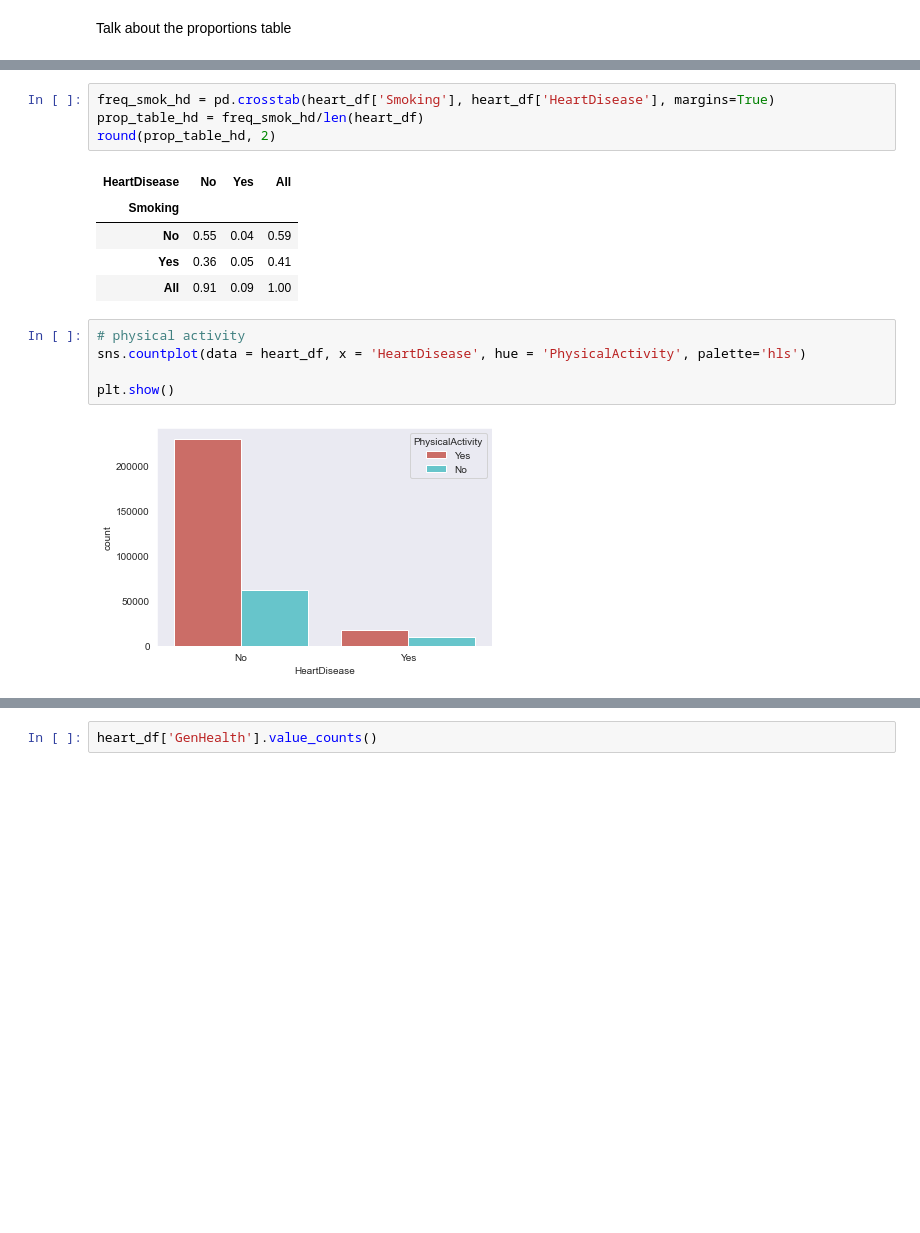
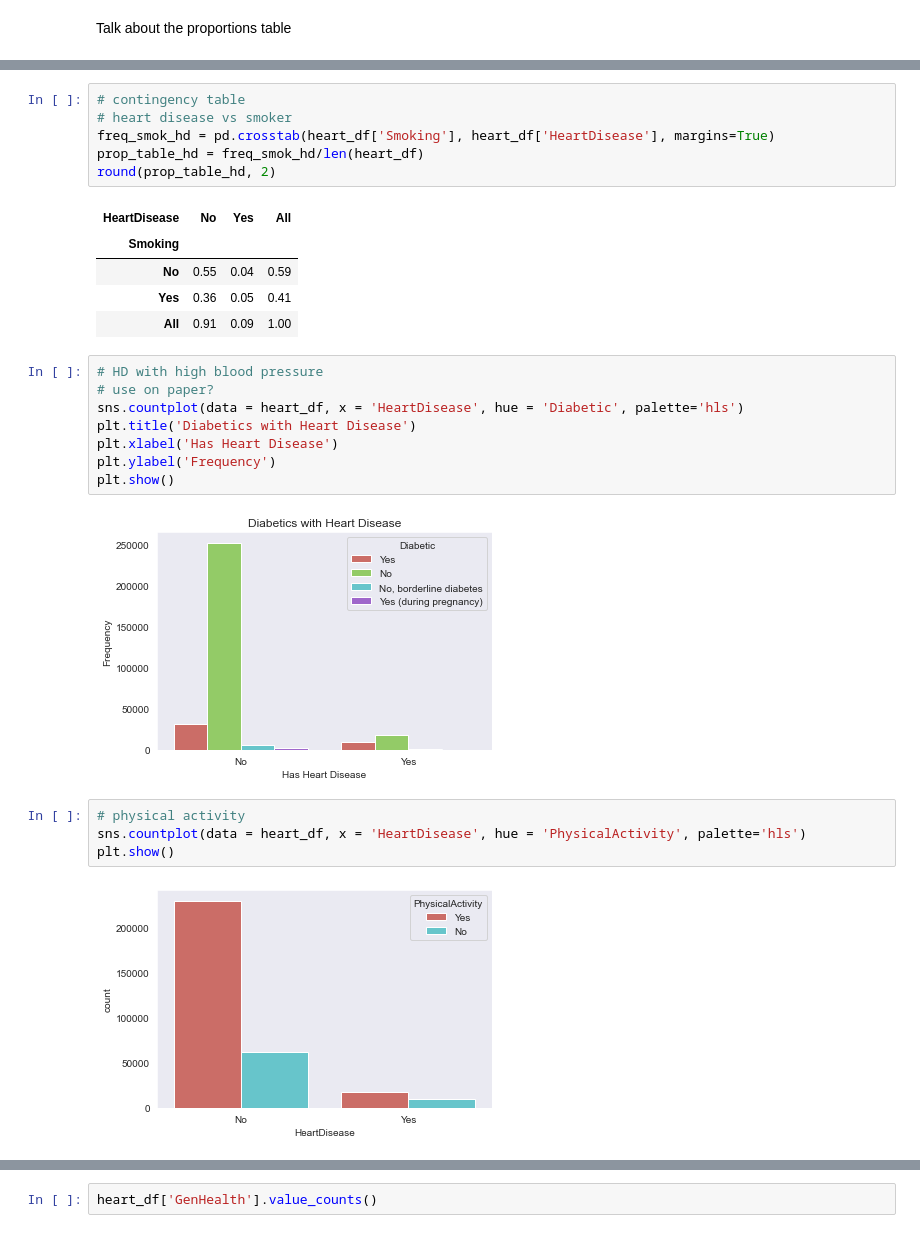
Before and after one commit to ChrisGarciaDS/HeartDisease, a Jupyter notebook: heartdisease.ipynb, the cells around one changed output, grey strips where cells are left out. Cells and saved outputs as stored; diff of their text form; blank space fills up the shorter version.

```diff
--- a/heartdisease.ipynb
+++ b/heartdisease.ipynb
@@ -136,4 +138,6 @@ plt.show()
 # %%
+# contingency table
+# heart disease vs smoker
 freq_smok_hd = pd.crosstab(heart_df['Smoking'], heart_df['HeartDisease'], margins=True)
 prop_table_hd = freq_smok_hd/len(heart_df)
 round(prop_table_hd, 2)
@@ -143,10 +147,19 @@ round(prop_table_hd, 2)
 | No | 0.55 | 0.04 | 0.59 |
 | Yes | 0.36 | 0.05 | 0.41 |
 | All | 0.91 | 0.09 | 1.00 |
+# %%
+# HD with high blood pressure
+# use on paper?
+sns.countplot(data = heart_df, x = 'HeartDisease', hue = 'Diabetic', palette='hls')
+plt.title('Diabetics with Heart Disease')
+plt.xlabel('Has Heart Disease')
+plt.ylabel('Frequency')
+plt.show()
+# %% [output]
+[figure, added]
 # %%
 # physical activity
 sns.countplot(data = heart_df, x = 'HeartDisease', hue = 'PhysicalActivity', palette='hls')
-
 plt.show()
 # %% [output]
 [figure]
```
Also changed, not shown: parts of 12 cells of this notebook.
